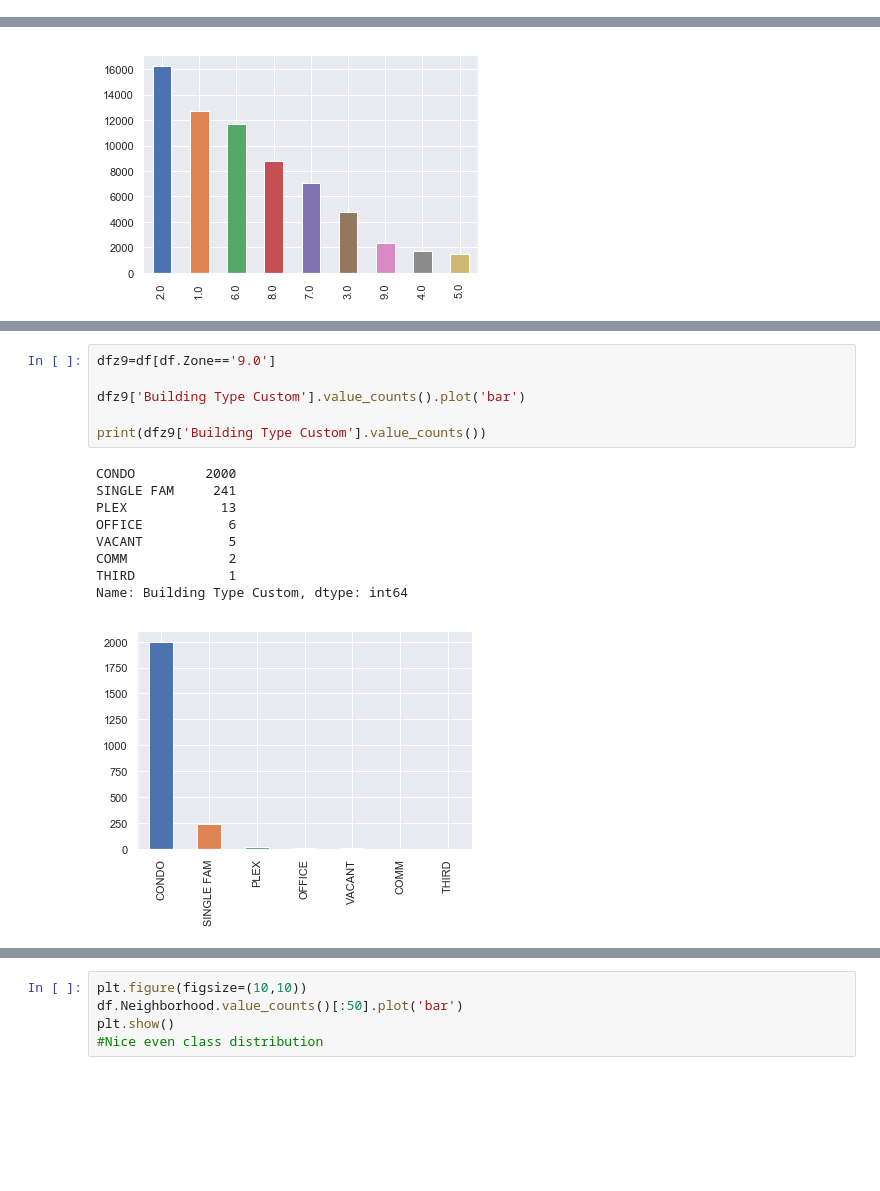
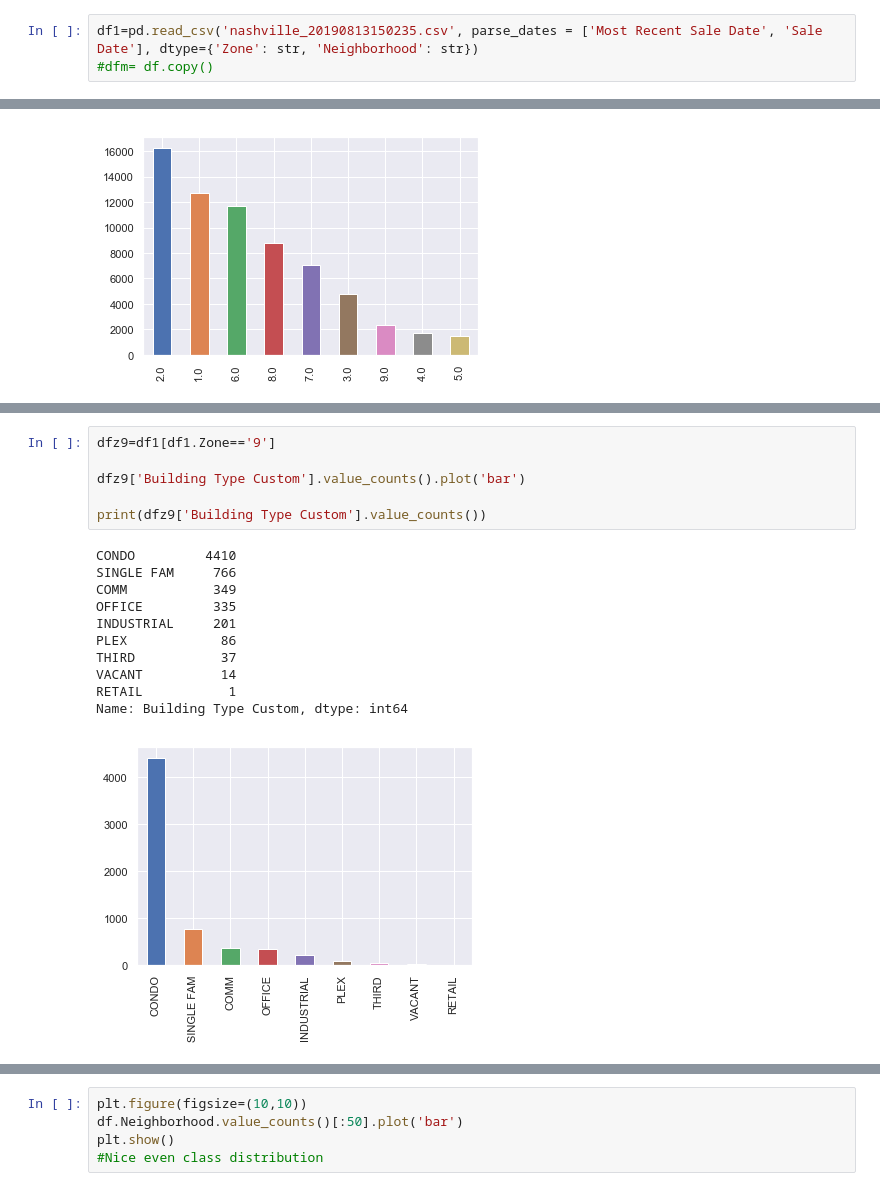
Before and after one commit to drewlehe/Nashville, a Jupyter notebook: Analysis.ipynb, the cells around one changed output, grey strips where cells are left out. Drawn from its saved outputs; the diff is of its cells as text; blank space fills up the shorter version.

```diff
--- a/Analysis.ipynb
+++ b/Analysis.ipynb
@@ -45,0 +86,3 @@ df=pd.read_csv('nashville_20190813150235.csv')
+# %%
+df1=pd.read_csv('nashville_20190813150235.csv', parse_dates = ['Most Recent Sale Date', 'Sale Date'], dtype={'Zone': str, 'Neighborhood': str})
+#dfm= df.copy()
@@ -178,16 +458,18 @@ dfz2['Building Type Custom'].value_counts().plot('bar')
 # %%
-dfz9=df[df.Zone=='9.0']
+dfz9=df1[df1.Zone=='9']
 
 dfz9['Building Type Custom'].value_counts().plot('bar')
 
 print(dfz9['Building Type Custom'].value_counts())
 # %% [output]
-CONDO         2000
-SINGLE FAM     241
-PLEX            13
-OFFICE           6
-VACANT           5
-COMM             2
-THIRD            1
+CONDO         4410
+SINGLE FAM     766
+COMM           349
+OFFICE         335
+INDUSTRIAL     201
+PLEX            86
+THIRD           37
+VACANT          14
+RETAIL           1
 Name: Building Type Custom, dtype: int64
-[figure, old version]
+[figure, new version]
```
Also changed, not shown: parts of 48 cells of this notebook, 1 other file.
